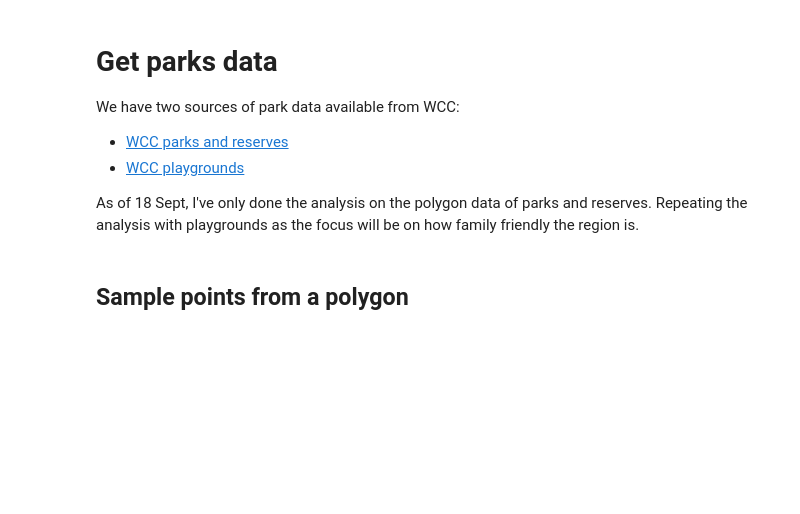
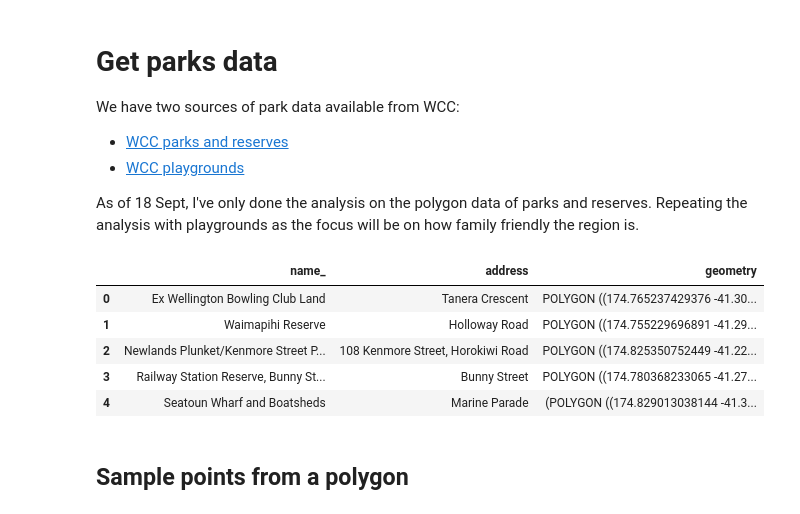
Before and after one commit to shriv/playground-pubs, a Jupyter notebook: Playgrounds vs Pubs.ipynb, the cells around one changed output. Saved outputs shown, nothing was run; the diff lists cells and outputs as text; code cells hidden in the pictures; blank space fills up the shorter version.

```diff
--- a/Playgrounds vs Pubs.ipynb
+++ b/Playgrounds vs Pubs.ipynb
@@ -182,6 +189,15 @@ As of 18 Sept, I've only done the analysis on the polygon data of parks and rese
 # %%
 wcc_parks = geopandas.read_file('zip://./data/WCC_Parks_and_Reserves.zip')
 wcc_parks['centroid'] = wcc_parks.centroid
+# %%
+wcc_parks[['name_', 'address', 'geometry']].head()
+# %% [output]
+|  | name_ | address | geometry |
+| 0 | Ex Wellington Bowling Club Land | Tanera Crescent | POLYGON ((174.765237429376 -41.30... |
+| 1 | Waimapihi Reserve | Holloway Road | POLYGON ((174.755229696891 -41.29... |
+| 2 | Newlands Plunket/Kenmore Street P... | 108 Kenmore Street, Horokiwi Road | POLYGON ((174.825350752449 -41.22... |
+| 3 | Railway Station Reserve, Bunny St... | Bunny Street | POLYGON ((174.780368233065 -41.27... |
+| 4 | Seatoun Wharf and Boatsheds | Marine Parade | (POLYGON ((174.829013038144 -41.3... |
 # %% [markdown]
 ## Sample points from a polygon
 # %%
```
Also changed, not shown: parts of 13 cells of this notebook, 1 other file.
